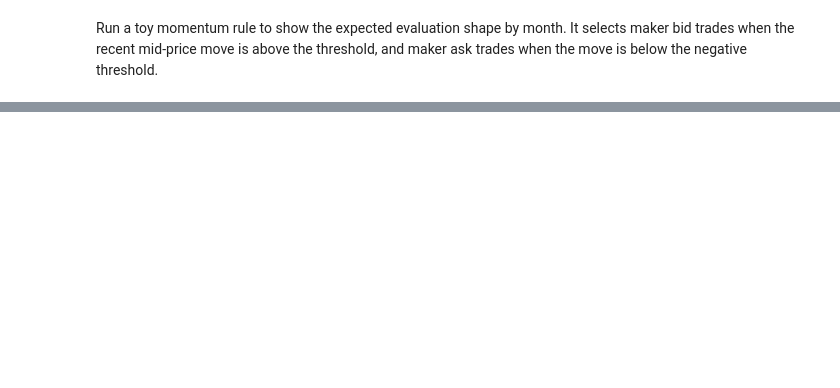
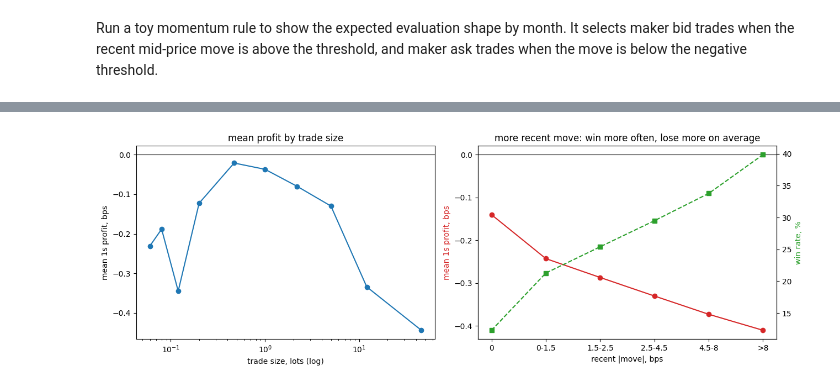
Before and after one commit to AntoineduFresne/crypto-market-making-ml, a Jupyter notebook: notebooks/starter_samples.ipynb, the cells around one changed output, grey strips where cells are left out. Cells and saved outputs as stored; diff of their text form; code cells hidden in the pictures; blank space fills up the shorter version.

```diff
--- a/notebooks/starter_samples.ipynb
+++ b/notebooks/starter_samples.ipynb
@@ -83,0 +676,81 @@ toy_strategy_stats(samples, threshold_bps=0.0)
+# %%
+# Turn the loss question around: instead of looking back from the losers, bin every trade by
+# the two things known at the cutoff and look at the MEAN 1s profit per bucket (the objective).
+# The win rate is shown too.
+import numpy as np
+import pandas as pd
+import matplotlib.pyplot as plt
+
+# pi(x) in basis points, bps = pi * 1e4
+bps = samples["profit_1s_with_rebate"].to_numpy() * 1e4
+# win indicator, 1[pi > 0]: did the trade make money
+win = (samples["profit_1s_with_rebate"] > 0).to_numpy()
+# trade size (volume), one of the two cutoff-known features
+vol = samples["volume"].to_numpy()
+# recent volatility gauge: |Delta|, the absolute trailing 1s move, the other cutoff-known feature
+mv  = samples["sol_mid_move_1s_bps"].abs().to_numpy()
+
+# Tags
+# By size: cut vol into 10 equal-count buckets (deciles), tag from 0 to 9; equal counts, varying width.
+vbin = pd.qcut(vol, 10, labels=False, duplicates="drop")
+# per size bucket: the median size (x in the plot) and mean_bps = E[pi | bucket] * 1e4
+vt = (pd.DataFrame({"b": vbin, "bps": bps, "vol": vol})
+        .groupby("b").agg(med_size=("vol", "median"), mean_bps=("bps", "mean")))
+
+# By recent move: the value piles up at exactly 0 (the second was flat), so 0 gets its own
+# bucket, then the moving trades are split by the size of the move with fixed bps cut points.
+# (Equal-count bins fail here: with most of the mass on the single value 0, qcut's lower quantile
+# edges all land on 0 and collapse, so it can't make equal piles.)
+# fixed cut points for the moving trades, in bps
+edges  = [1.5, 2.5, 4.5, 8.0]
+# names of the 6 buckets: the flat one, then the four bands, then the tail
+labels = ["0", "0-1.5", "1.5-2.5", "2.5-4.5", "4.5-8", ">8"]
+# start every trade in bucket 0 (no move)
+mbin = np.zeros(len(mv), dtype=int)
+# moving trades (mv > 0): digitize against edges gives 0..4, +1 puts them in buckets 1..5
+mbin[mv > 0] = 1 + np.digitize(mv[mv > 0], edges)
+# per move bucket: count n, mean_bps = E[pi | bucket] * 1e4, and win_pct = mean of the win
+# indicator over the bucket = the fraction of its trades with pi > 0 (flats and losers stay in the total).
+mt = (pd.DataFrame({"b": mbin, "bps": bps, "win": win})
+        .groupby("b").agg(n=("bps", "size"), mean_bps=("bps", "mean"), win_pct=("win", "mean")))
+# relabel the integer buckets 0..5 with their readable names
+mt.index = [labels[i] for i in mt.index]
+
+print("=== mean 1s profit by trade size (deciles) ===")
+print(vt.to_string(float_format=lambda v: f"{v:.3f}"))
+print("\n=== mean 1s profit by recent |move| (flat, then by size of the move) ===")
+print(mt.to_string(float_format=lambda v: f"{v:.3f}"))
+
+# two panels side by side
+fig, (ax1, ax2) = plt.subplots(1, 2, figsize=(13, 4.5))
+
+# left: the size smile, mean_bps vs median size
+ax1.plot(vt["med_size"], vt["mean_bps"], "o-")
+# zero line (break-even)
+ax1.axhline(0, color="black", lw=0.8)
+# size spans decades, so use a log x axis
+ax1.set_xscale("log")
+ax1.set_title("mean profit by trade size")
+ax1.set_xlabel("trade size, lots (log)")
+ax1.set_ylabel("mean 1s profit, bps")
+
+# right: the recent-move paradox (mean profit falls while win rate climbs)
+# evenly spaced x positions for the 6 named buckets
+xi = np.arange(len(mt))
+# red: mean_bps per move bucket
+ax2.plot(xi, mt["mean_bps"], "o-", color="tab:red")
+ax2.axhline(0, color="black", lw=0.8)
+ax2.set_title("more recent move: win more often, lose more on average")
+ax2.set_xlabel("recent |move|, bps")
+ax2.set_ylabel("mean 1s profit, bps", color="tab:red")
+# label the x ticks with the bucket names
+ax2.set_xticks(xi); ax2.set_xticklabels(mt.index)
+# second y axis sharing the x, for the win rate
+ax2b = ax2.twinx()
+# green: win_pct per bucket, in percent
+ax2b.plot(xi, mt["win_pct"] * 100, "s--", color="tab:green")
+ax2b.set_ylabel("win rate, %", color="tab:green")
+
+plt.tight_layout()
+plt.show()
+# %% [output]
@@ -83,0 +774 @@ toy_strategy_stats(samples, threshold_bps=0.0)
+[figure, added]
```
Also changed, not shown: parts of 78 cells of this notebook, 8 other files.
